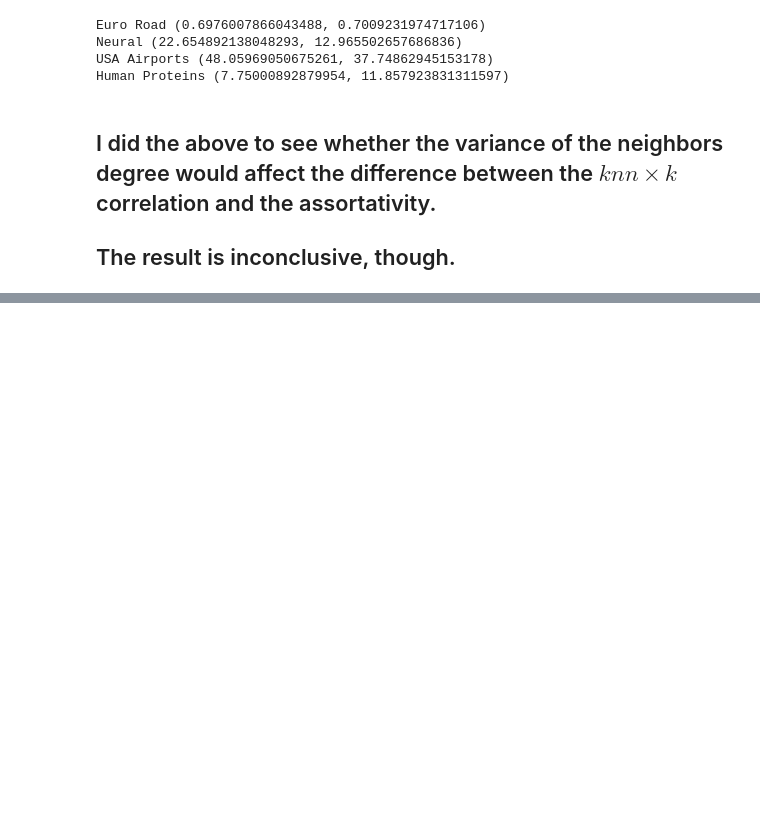
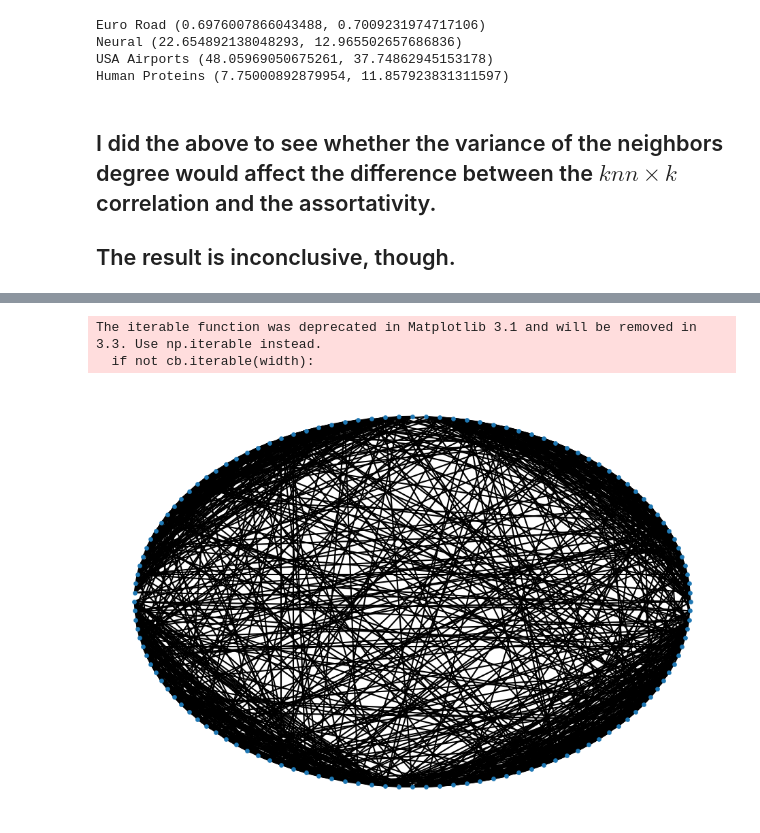
Before and after one commit to matheushjs/sandbox, a Jupyter notebook: complex_nets/lista2.ipynb, the cells around one changed output, grey strips where cells are left out. Cells and saved outputs as stored; diff of their text form; code cells hidden in the pictures; blank space fills up the shorter version.

```diff
--- a/complex_nets/lista2.ipynb
+++ b/complex_nets/lista2.ipynb
@@ -785,0 +792,13 @@ Human Proteins (7.75000892879954, 11.857923831311597)
+# %%
+benchG = nx.random_partition_graph(
+    sizes=[128//4]*4,
+    p_in=36/100,
+    p_out=5/100
+)
+
+plt.figure(dpi=150)
+nx.draw_shell(benchG, with_labels=False, node_size=5)
+# %% [output]
+The iterable function was deprecated in Matplotlib 3.1 and will be removed in 3.3. Use np.iterable instead.
+  if not cb.iterable(width):
+[figure, added]
```
Also changed, not shown: parts of 12 cells of this notebook.
